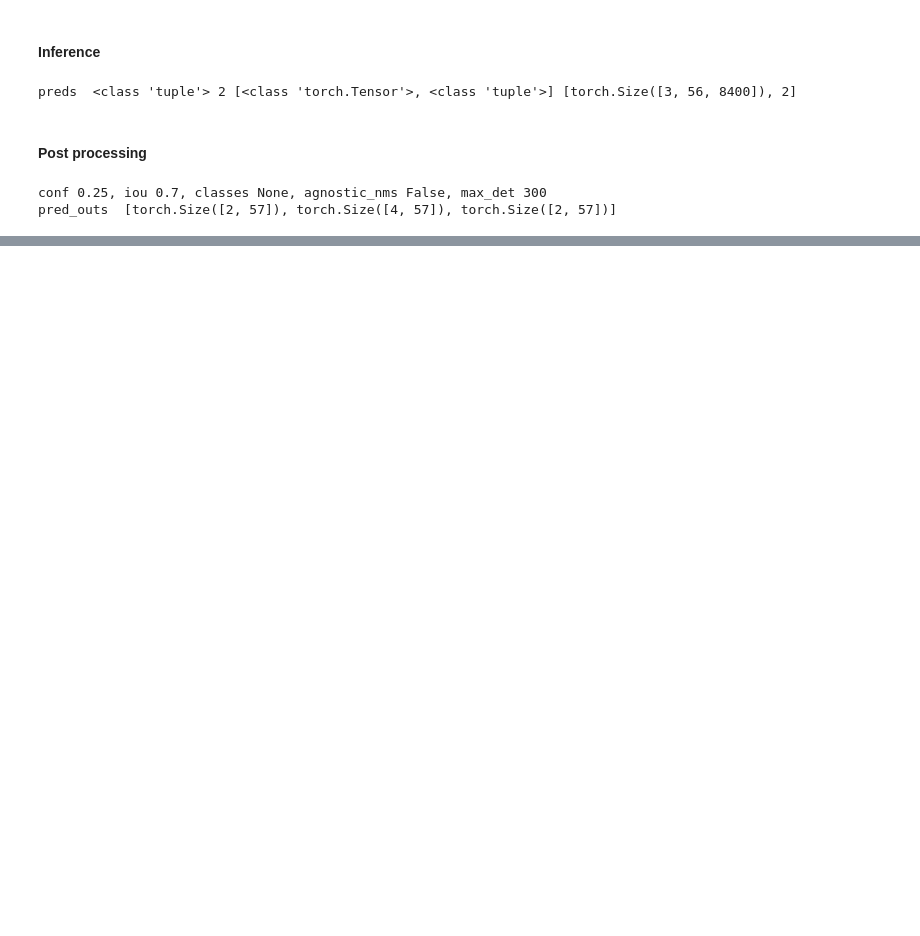
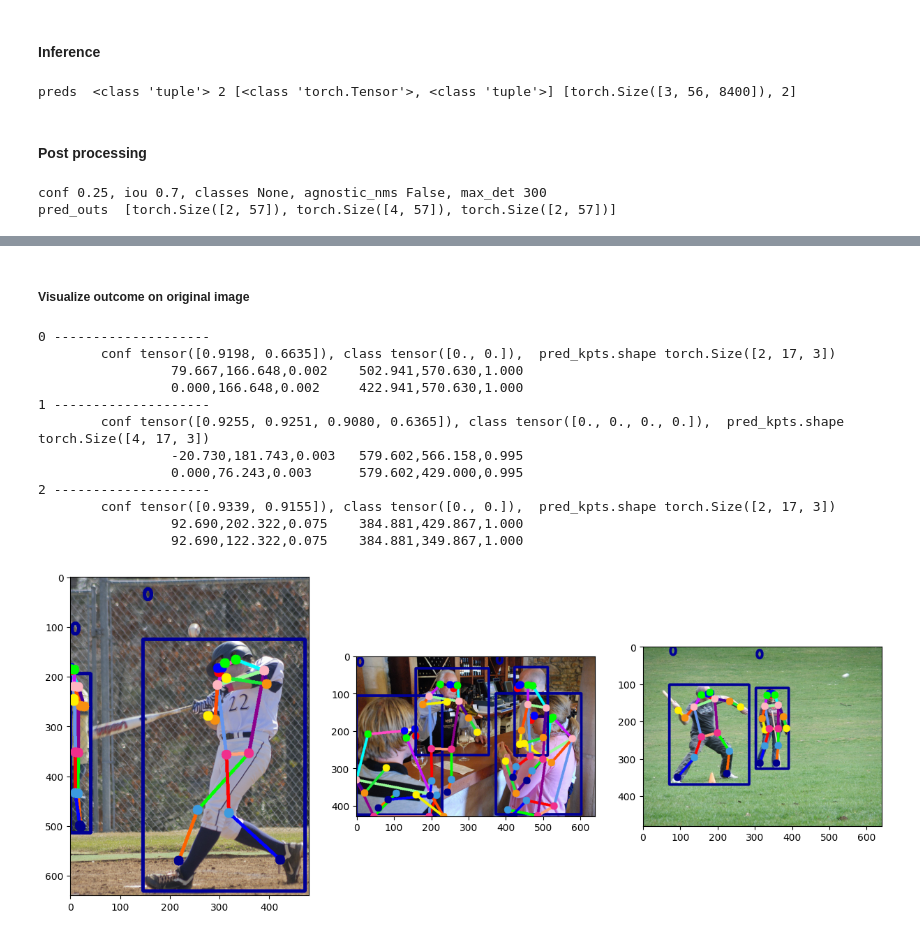
Before and after one commit to s-reaungamornrat/computer_vision, a Jupyter notebook: yolov11_pose/notebook/Predictor.ipynb, the cells around one changed output, grey strips where cells are left out. Saved outputs shown, nothing was run; the diff lists cells and outputs as text; code cells hidden in the pictures; blank space fills up the shorter version.

```diff
--- a/yolov11_pose/notebook/Predictor.ipynb
+++ b/yolov11_pose/notebook/Predictor.ipynb
@@ -158,4 +197,37 @@ pred_outs  [torch.Size([2, 57]), torch.Size([4, 57]), torch.Size([2, 57])]
+# %% [markdown]
+##### Visualize outcome on original image
 # %%
-for pred, orig_img in zip(pred_outs, orig_imgs):
+fig, ax=plt.subplots(1, len(pred_outs), figsize=(15,8))
+
+for i, (pred, orig_img) in enumerate(zip(pred_outs, orig_imgs)):
+    print(i, '-'*20)
     pred[:,:4]=scale_boxes(imgs.shape[2:], copy.deepcopy(pred[:,:4]), orig_img.shape[:-1])
-    break
+    result=Results(orig_img, names=model.names, boxes=pred[:,:6], path=None)
+    print(f'\tconf {pred[:,4]}, class {pred[:,5]}', end=',')
+    # Extract keypoints from prediction and reshape according to model's keypoint shape
+    pred_kpts=pred[:,6:].view(pred.shape[0],*model.yaml['kpt_shape']) # 51=17x3
+    print(f'\tpred_kpts.shape {pred_kpts.shape} ')
+    print('\t\t', ','.join(f'{x:.3f}' for x in pred_kpts.reshape(-1,3).min(0).values), '\t',
+          ','.join(f'{x:.3f}' for x in pred_kpts.reshape(-1,3).max(0).values))
+    # Scale keypoints coordinates to match the original image dimensions
+    pred_kpts=scale_coords(imgs.shape[2:], pred_kpts, orig_img.shape)
+    print('\t\t', ','.join(f'{x:.3f}' for x in pred_kpts.reshape(-1,3).min(0).values), '\t',
+          ','.join(f'{x:.3f}' for x in pred_kpts.reshape(-1,3).max(0).values))
+    result.update(keypoints=pred_kpts)
+
+    out=skeletons_overlay(img_bgr=orig_img, results=result, show=False)
+    ax[i].imshow(out[:,:,::-1])
+# %% [output]
+0 --------------------
+        conf tensor([0.9198, 0.6635]), class tensor([0., 0.]),  pred_kpts.shape torch.Size([2, 17, 3])
+                 79.667,166.648,0.002    502.941,570.630,1.000
+                 0.000,166.648,0.002     422.941,570.630,1.000
+1 --------------------
+        conf tensor([0.9255, 0.9251, 0.9080, 0.6365]), class tensor([0., 0., 0., 0.]),  pred_kpts.shape torch.Size([4, 17, 3])
+                 -20.730,181.743,0.003   579.602,566.158,0.995
+                 0.000,76.243,0.003      579.602,429.000,0.995
+2 --------------------
+        conf tensor([0.9339, 0.9155]), class tensor([0., 0.]),  pred_kpts.shape torch.Size([2, 17, 3])
+                 92.690,202.322,0.075    384.881,429.867,1.000
+                 92.690,122.322,0.075    384.881,349.867,1.000
+[figure, added]
```
Also changed, not shown: parts of 5 cells of this notebook, 4 other files.
